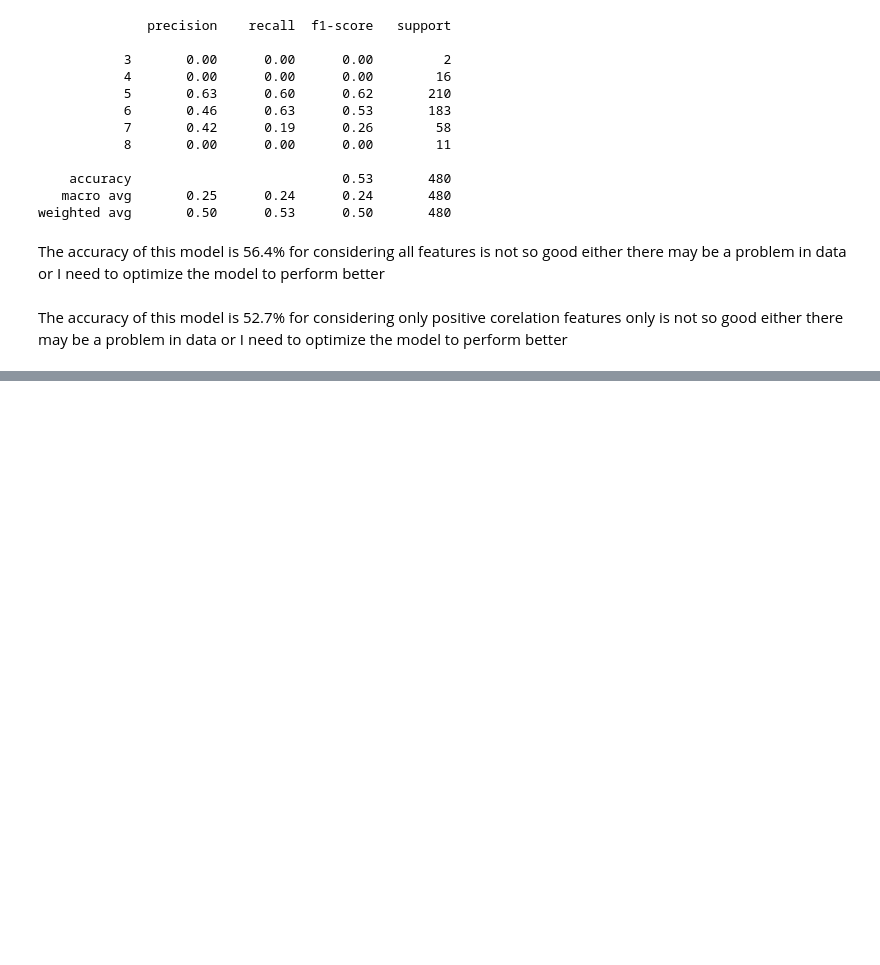
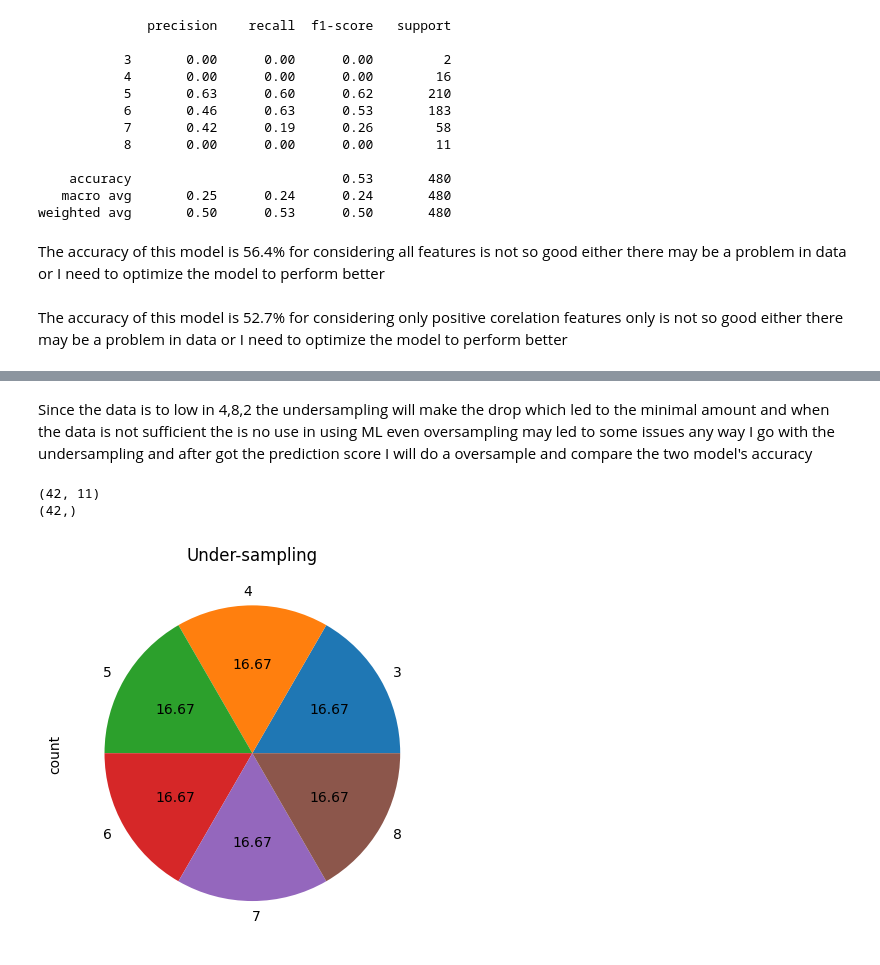
Before and after one commit to SanthoshKumarS13/Wine_quality_prediction, a Jupyter notebook: Winequality_Ml_model.ipynb, the cells around one changed output, grey strips where cells are left out. Drawn from its saved outputs; the diff is of its cells as text; code cells hidden in the pictures; blank space fills up the shorter version.

```diff
--- a/Winequality_Ml_model.ipynb
+++ b/Winequality_Ml_model.ipynb
@@ -214,0 +235,19 @@ Till now I only know linear regression and logistic regression while research th
+# %% [markdown]
+Since the data is to low in 4,8,2 the undersampling will make the drop which led to the minimal amount and when the data is not sufficient the is no use in using ML even oversampling may led to some issues any way I go with the undersampling and after got the prediction score I will do a oversample and compare the two model's accuracy
+# %%
+
+from imblearn.under_sampling import RandomUnderSampler
+
+
+rus = RandomUnderSampler() # Numerical value
+# rus = RandomUnderSampler(sampling_strategy="not minority") # String
+X_train_rus, y_train_rus = rus.fit_resample(X_train_scaled , y_train)
+
+print(X_train_rus.shape)
+print(y_train_rus.shape)
+ax = y_train_rus.value_counts().plot.pie(autopct='%.2f')
+_ = ax.set_title("Under-sampling")
+# %% [output]
+(42, 11)
+(42,)
+[figure, added]
```
Also changed, not shown: parts of 20 cells of this notebook.
